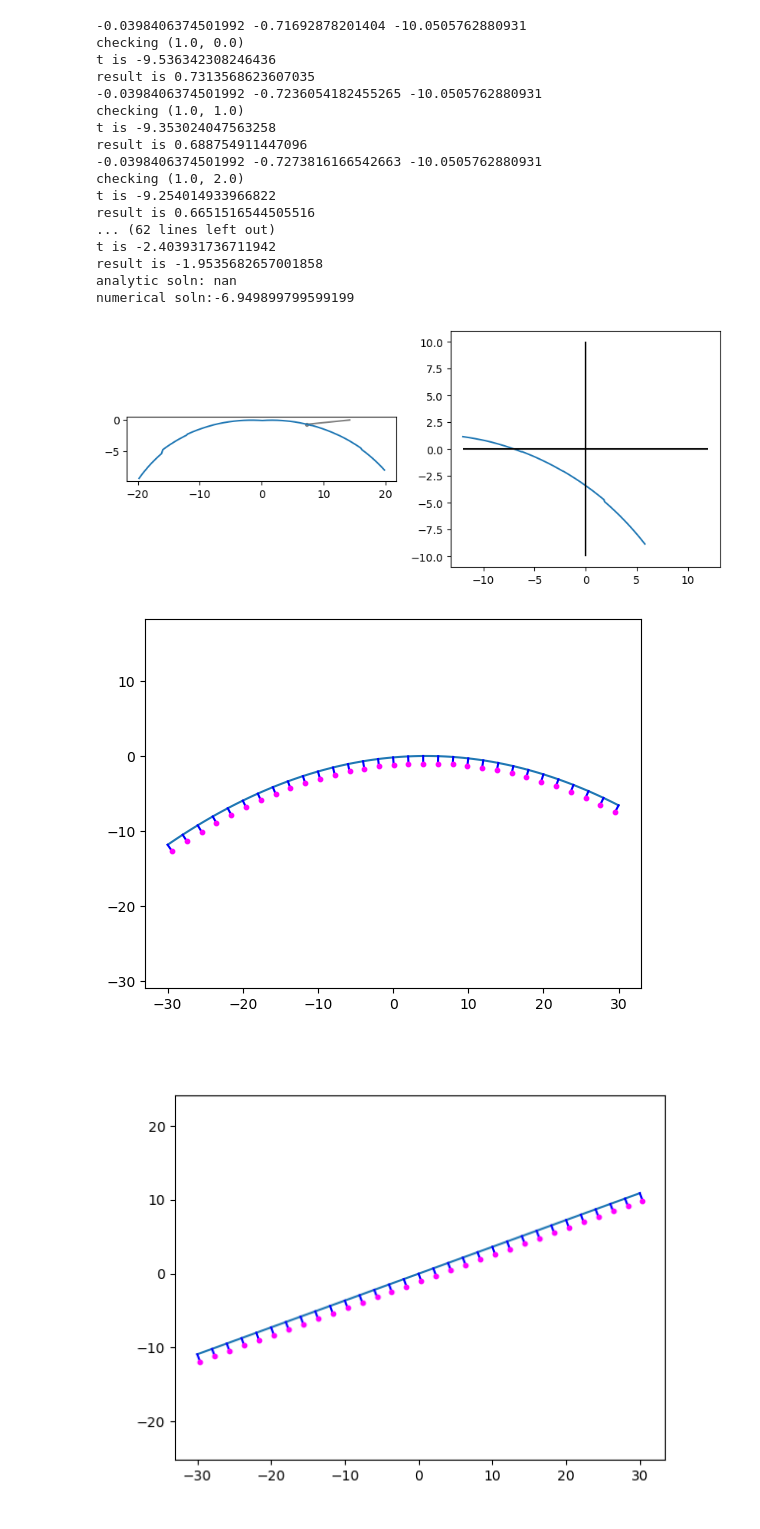
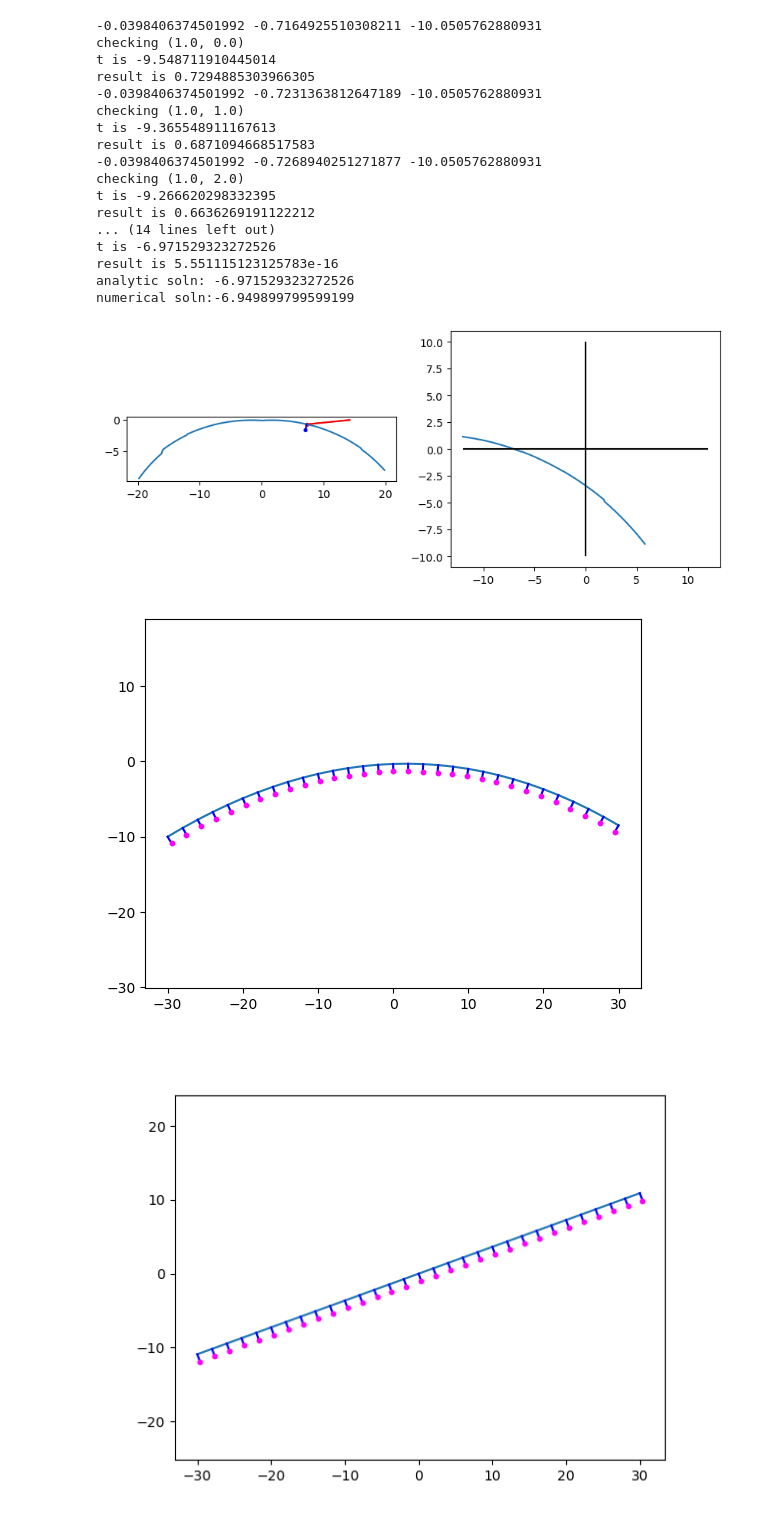
Before and after one commit to ellenle3/ifugen, a Jupyter notebook: python/surface_generator.ipynb, the cells around one changed output. Drawn from its saved outputs; the diff is of its cells as text; code cells hidden in the pictures.

```diff
--- a/python/surface_generator.ipynb
+++ b/python/surface_generator.ipynb
@@ -30,2 +11,22 @@ conic_3d_transfer(xt, yt, l, m, n, 1/40, -0.9, 4, 6, -9)
 # %%
 %matplotlib ipympl
+# %%
+npts=30
+c = -1/10
+k = 0
+
+alpha=10
+beta=-12
+gamma=10
+alpha = convert_angle(alpha) * np.pi/180
+beta = convert_angle(beta) * np.pi/180
+gamma = convert_angle(gamma) * np.pi/180
+
+x0, y0 = conic_3d_off_axis_distance(c, alpha, beta)
+y=-y0
+
+dervx_eval = np.zeros(npts)
+dervy_eval = np.zeros(npts)
+xpts = np.linspace(-3,3,npts)
+for i in range(npts):
+    dervx_eval[i], dervy_eval[i], _ = conic_3d_surface_normal(xpts[i], y, c, k, alpha, beta, gamma, False)
@@ -178,9 +199,10 @@ yt = 14.2
 l = 0
 m = 1
 n = 0.1
-l = l / np.sqrt(l*l+m*m+n*n)
-m = m / np.sqrt(l*l+m*m+n*n)
-n = n / np.sqrt(l*l+m*m+n*n)
+norm = np.sqrt(l*l+m*m+n*n)
+l /= norm
+m /= norm
+n /= norm
 
 ray_in = RayIn(xt, yt, l, m, n)
 ray_out = RayOut(0, 0, 0, 0, 0, 0, 0)
@@ -219,24 +241,24 @@ axs[1].vlines(0, -10, 10, colors='k')
 
 plt.show()
 # %% [output]
--0.0398406374501992 -0.71692878201404 -10.0505762880931
+-0.0398406374501992 -0.7164925510308211 -10.0505762880931
 checking (1.0, 0.0)
-t is -9.536342308246436
-result is 0.7313568623607035
--0.0398406374501992 -0.7236054182455265 -10.0505762880931
+t is -9.548711910445014
+result is 0.7294885303966305
+-0.0398406374501992 -0.7231363812647189 -10.0505762880931
 checking (1.0, 1.0)
-t is -9.353024047563258
-result is 0.688754911447096
--0.0398406374501992 -0.7273816166542663 -10.0505762880931
+t is -9.365548911167613
+result is 0.6871094668517583
+-0.0398406374501992 -0.7268940251271877 -10.0505762880931
 checking (1.0, 2.0)
-t is -9.254014933966822
-result is 0.6651516544505516
-... (62 lines left out)
-t is -2.403931736711942
-result is -1.9535682657001858
-analytic soln: nan
+t is -9.266620298332395
+result is 0.6636269191122212
+... (14 lines left out)
+t is -6.971529323272526
+result is 5.551115123125783e-16
+analytic soln: -6.971529323272526
 numerical soln:-6.949899799599199
-[figure, old version]
+[figure, new version]
 # %%
 #sag_func = tilted_plane_sag
 #surface_norm_func = tilted_plane_surface_normal
@@ -244,39 +266,38 @@ sag_func = conic_3d_sag
 surface_norm_func = conic_3d_surface_normal
 
 xs = np.linspace(-30,30,100)
-y0 = 0
 r = 50
 c = -1/r
 k = -1
-alpha = 0
+alpha = 11
 beta = 10
-gamma = 0
+gamma = 3
 
 surface = sag_func(xs, y0, c, k, alpha, beta, gamma)
 
 #print(conic_3d_sag_critical_x_y(c, k, 0, 2, gamma))
 
 
 #idx = np.argmin(surface)
 #print(xs[idx])
 
 plt.figure()
 plt.plot(xs, surface)
 
 for xtest in np.arange(-30, 30.1, 2):
     nx, ny, nz = surface_norm_func(xtest, y0, c, k, alpha, beta, gamma)
     ztest = sag_func(xtest, y0, c, k, alpha, beta, gamma)
     plt.plot([xtest, xtest+nx], [ztest, ztest+nz], c='b')
     plt.scatter([xtest+nx], [ztest+nz], c='fuchsia', s=10, zorder=10)
     #plt.plot([xtest, xtest-c*xtest], [ztest, ztest+1-c*ztest], c='r')
 plt.plot()
 plt.axis("equal")
 #plt.plot([xtest, xtest-c*xtest], [ztest, ztest+1-c*ztest], c='r')
 #plt.ylim(-1,4)
 #plt.scatter(xs[idx], surface[idx], c='r')
 plt.show()
 # %% [output]
-[figure, old version]
+[figure, new version]
 # %%
 ys = np.linspace(-30,30,100)
 x0 = 0
```
Also changed, not shown: parts of 7 cells of this notebook, 9 other files.
